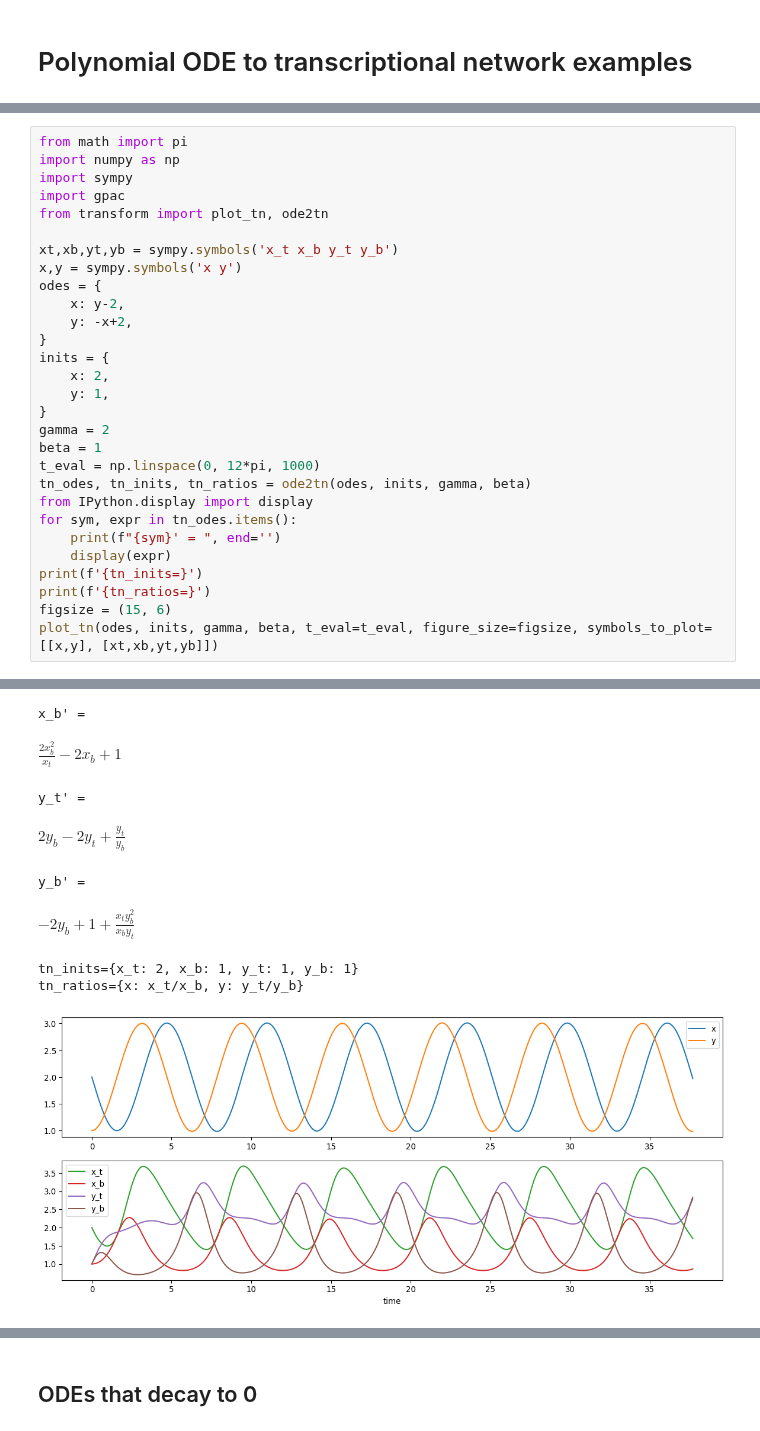
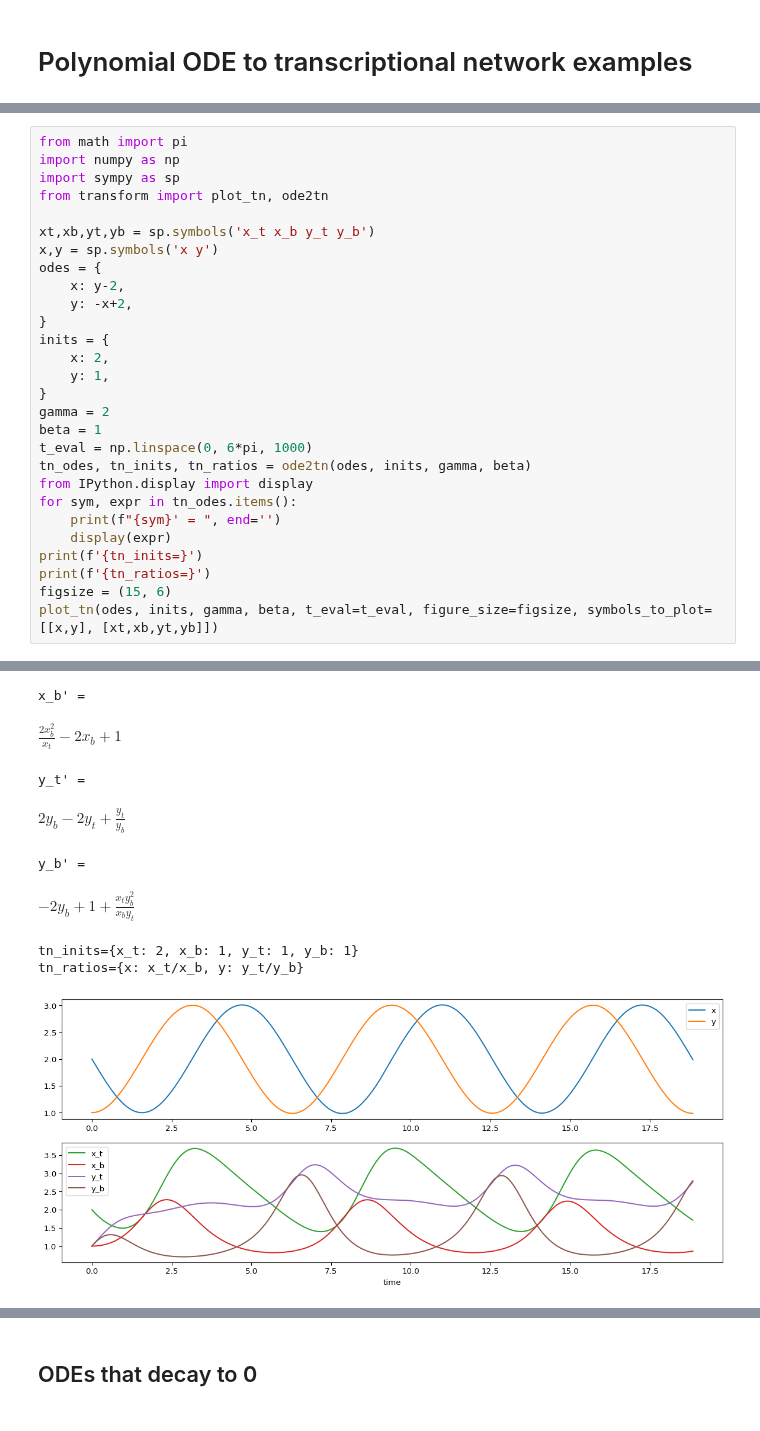
Before and after one commit to UC-Davis-molecular-computing/ode2tn, a Jupyter notebook: notebook.ipynb, the cells around one changed output, grey strips where cells are left out. Cells and saved outputs as stored; diff of their text form.

```diff
--- a/notebook.ipynb
+++ b/notebook.ipynb
@@ -5,41 +7,40 @@
 # %%
 from math import pi
 import numpy as np
-import sympy
-import gpac
+import sympy as sp
 from transform import plot_tn, ode2tn
 
-xt,xb,yt,yb = sympy.symbols('x_t x_b y_t y_b')
-x,y = sympy.symbols('x y')
+xt,xb,yt,yb = sp.symbols('x_t x_b y_t y_b')
+x,y = sp.symbols('x y')
 odes = {
     x: y-2,
     y: -x+2,
 }
 inits = {
     x: 2,
     y: 1,
 }
 gamma = 2
 beta = 1
-t_eval = np.linspace(0, 12*pi, 1000)
+t_eval = np.linspace(0, 6*pi, 1000)
 tn_odes, tn_inits, tn_ratios = ode2tn(odes, inits, gamma, beta)
 from IPython.display import display
 for sym, expr in tn_odes.items():
     print(f"{sym}' = ", end='')
     display(expr)
 print(f'{tn_inits=}')
 print(f'{tn_ratios=}')
 figsize = (15, 6)
 plot_tn(odes, inits, gamma, beta, t_eval=t_eval, figure_size=figsize, symbols_to_plot=[[x,y], [xt,xb,yt,yb]])
 # %% [output]
 x_t' =
 $\displaystyle \frac{x_{b} y_{t}}{y_{b}} - 2 x_{t} + \frac{x_{t}}{x_{b}}$
 x_b' =
 $\displaystyle \frac{2 x_{b}^{2}}{x_{t}} - 2 x_{b} + 1$
 y_t' =
 $\displaystyle 2 y_{b} - 2 y_{t} + \frac{y_{t}}{y_{b}}$
 y_b' =
 $\displaystyle - 2 y_{b} + 1 + \frac{x_{t} y_{b}^{2}}{x_{b} y_{t}}$
 tn_inits={x_t: 2, x_b: 1, y_t: 1, y_b: 1}
 tn_ratios={x: x_t/x_b, y: y_t/y_b}
-[figure, old version]
+[figure, new version]
```
Also changed, not shown: parts of 4 cells of this notebook, 5 other files.
